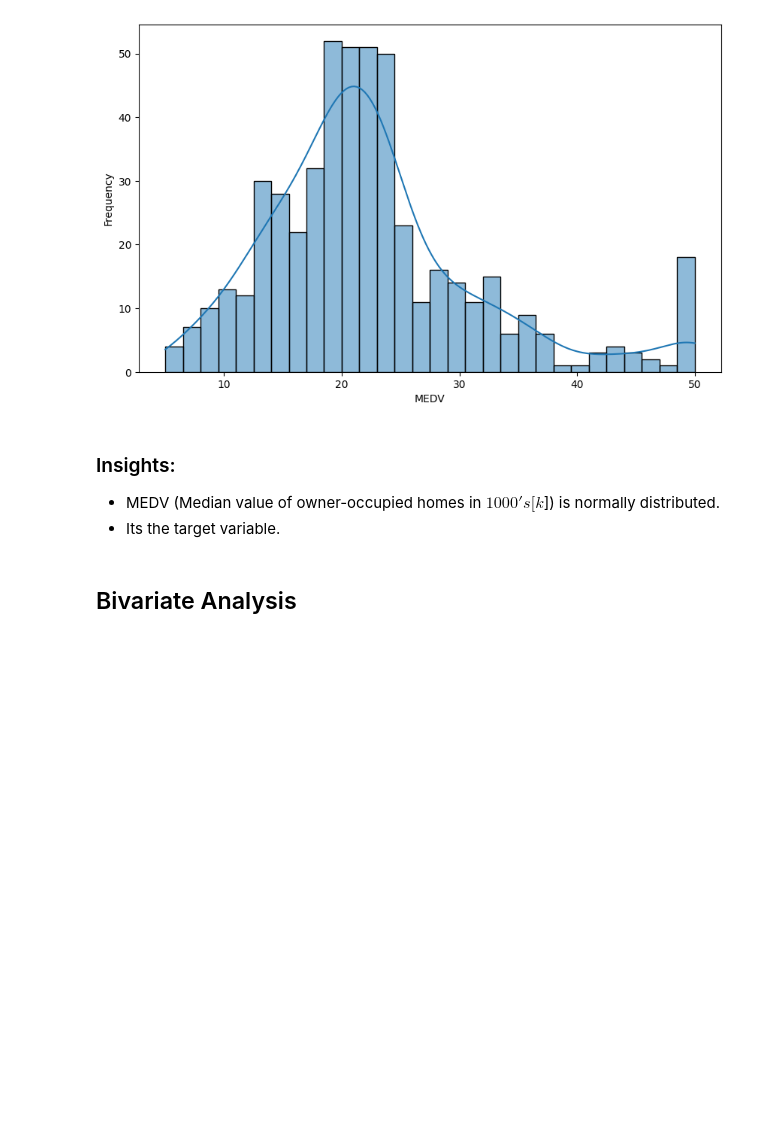
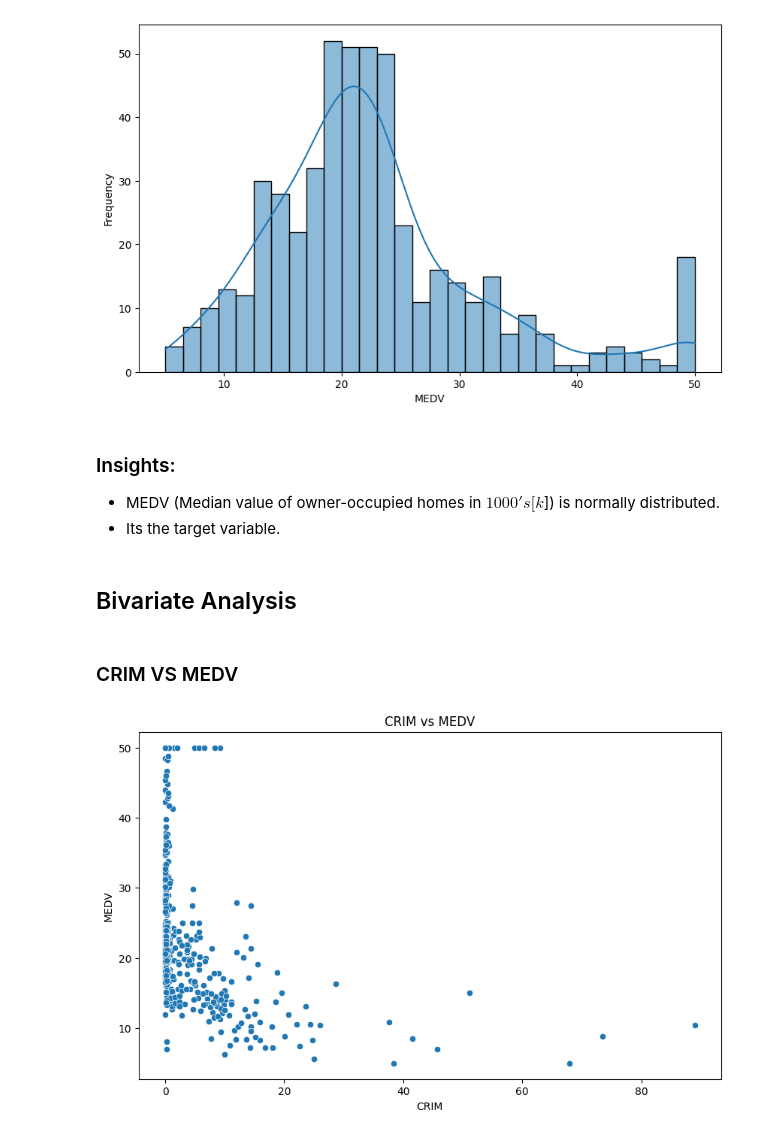
Before and after one commit to Atharv-Verma290/BostonHousingPrediction, a Jupyter notebook: boston-housing-prediction/analysis/EDA.ipynb, the cells around one changed output. Saved outputs shown, nothing was run; the diff lists cells and outputs as text; code cells hidden in the pictures; blank space fills up the shorter version.

```diff
--- a/boston-housing-prediction/analysis/EDA.ipynb
+++ b/boston-housing-prediction/analysis/EDA.ipynb
@@ -272,3 +272,10 @@ univariate_analyzer.execute_analysis(df, "MEDV")
 - Its the target variable.
 # %% [markdown]
 ## Bivariate Analysis
+# %% [markdown]
+### CRIM VS MEDV
+# %%
+bivariate_analyzer = BivariateAnalyzer(NumericalVsNumericalAnalysis())
+bivariate_analyzer.analyze(df, 'CRIM', 'MEDV')
+# %% [output]
+[figure, added]
```
Also changed, not shown: parts of 40 cells of this notebook.
